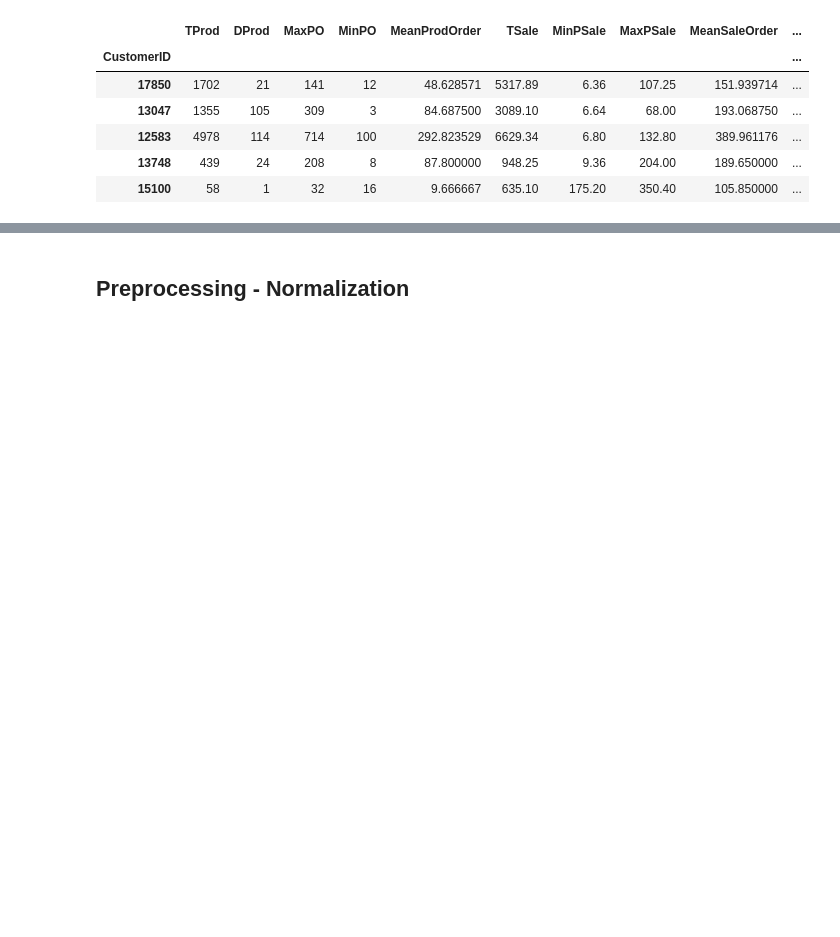
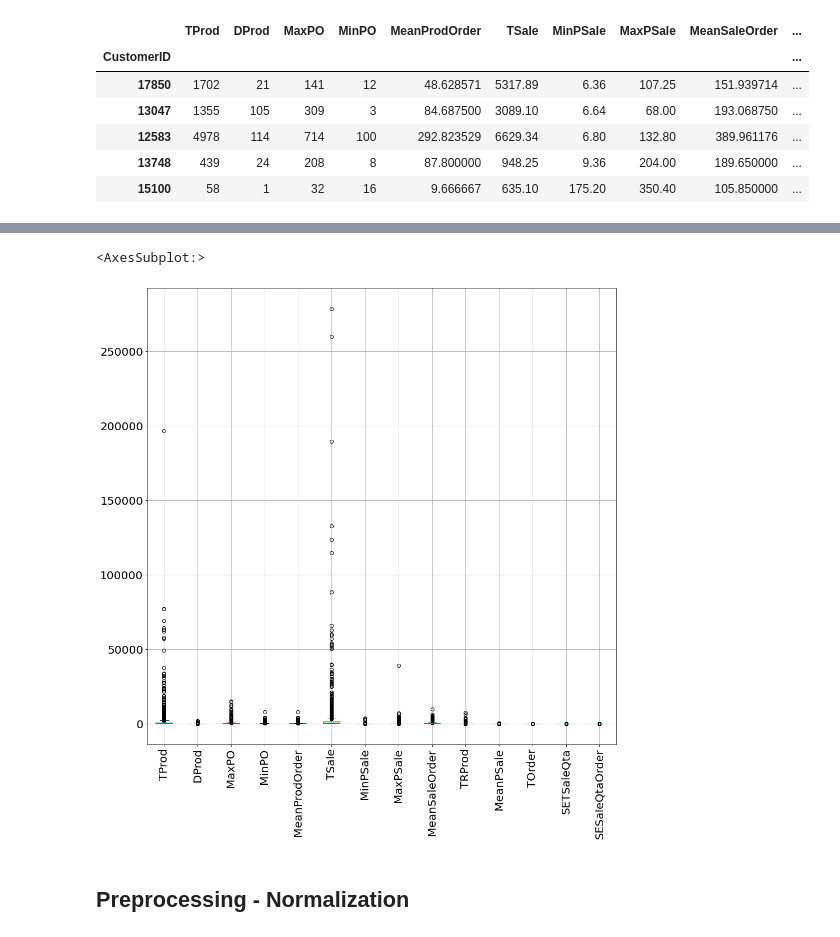
Before and after one commit to AlexPasqua/DM-project, a Jupyter notebook: DBSCAN.ipynb, the cells around one changed output, grey strips where cells are left out. Cells and saved outputs as stored; diff of their text form; code cells hidden in the pictures; blank space fills up the shorter version.

```diff
--- a/DBSCAN.ipynb
+++ b/DBSCAN.ipynb
@@ -39,3 +31,8 @@ memory usage: 507.8 KB
+# %%
+df.boxplot(list(df.columns), figsize=(15,15), fontsize=20, rot=90)
+# %% [output]
+<AxesSubplot:>
+[figure, added]
 # %% [markdown]
 ## Preprocessing - Normalization
 # %%
```
Also changed, not shown: parts of 16 cells of this notebook.
